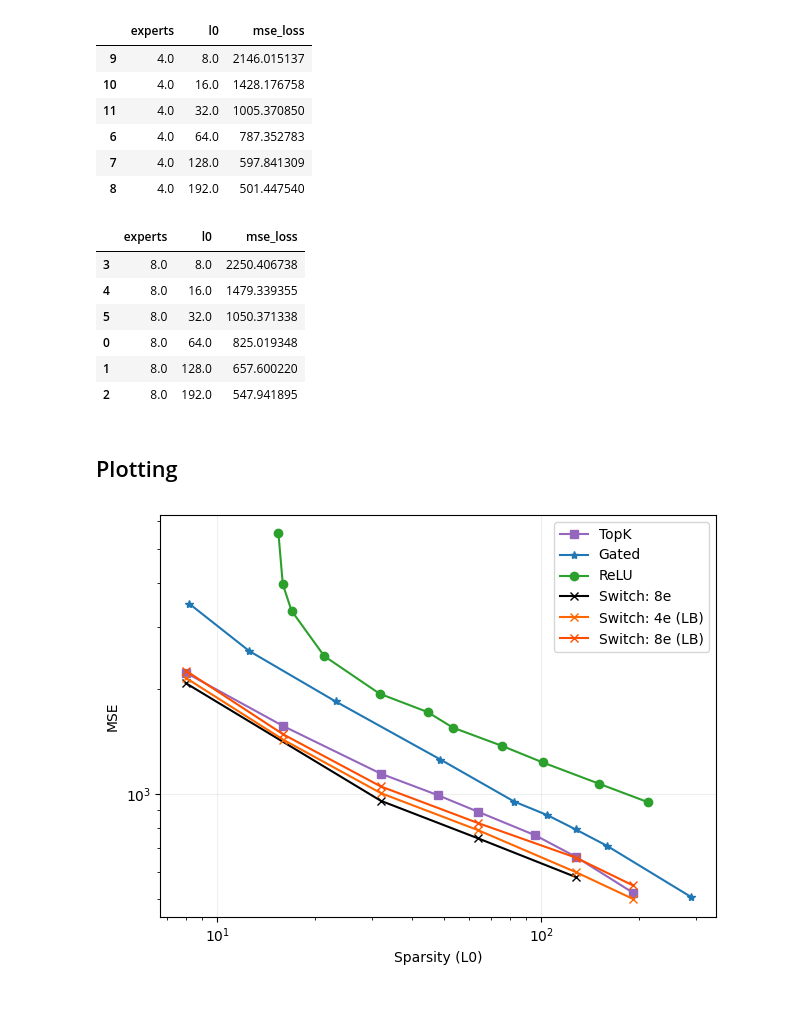
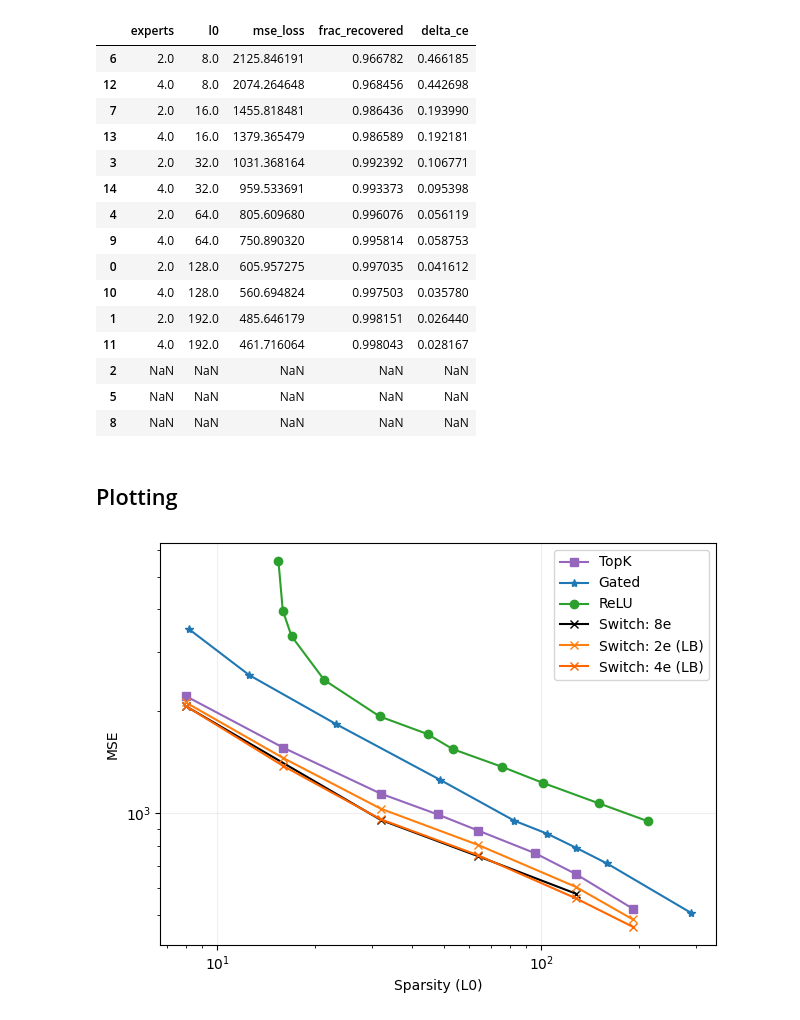
Before and after one commit to amudide/switch_sae, a Jupyter notebook: results/primary/primary-flop-match.ipynb, the cells around one changed output. Saved outputs shown, nothing was run; the diff lists cells and outputs as text; code cells hidden in the pictures.

```diff
--- a/results/primary/primary-flop-match.ipynb
+++ b/results/primary/primary-flop-match.ipynb
@@ -79 +78,20 @@ df_switch_flop = clean_interim(df_switch_flop, topk=True)
+# %%
+df_switch_flop
+# %% [output]
+|  | experts | l0 | mse_loss | frac_recovered | delta_ce |
+| 6 | 2.0 | 8.0 | 2125.846191 | 0.966782 | 0.466185 |
+| 12 | 4.0 | 8.0 | 2074.264648 | 0.968456 | 0.442698 |
+| 7 | 2.0 | 16.0 | 1455.818481 | 0.986436 | 0.193990 |
+| 13 | 4.0 | 16.0 | 1379.365479 | 0.986589 | 0.192181 |
+| 3 | 2.0 | 32.0 | 1031.368164 | 0.992392 | 0.106771 |
+| 14 | 4.0 | 32.0 | 959.533691 | 0.993373 | 0.095398 |
+| 4 | 2.0 | 64.0 | 805.609680 | 0.996076 | 0.056119 |
+| 9 | 4.0 | 64.0 | 750.890320 | 0.995814 | 0.058753 |
+| 0 | 2.0 | 128.0 | 605.957275 | 0.997035 | 0.041612 |
+| 10 | 4.0 | 128.0 | 560.694824 | 0.997503 | 0.035780 |
+| 1 | 2.0 | 192.0 | 485.646179 | 0.998151 | 0.026440 |
+| 11 | 4.0 | 192.0 | 461.716064 | 0.998043 | 0.028167 |
+| 2 | NaN | NaN | NaN | NaN | NaN |
+| 5 | NaN | NaN | NaN | NaN | NaN |
+| 8 | NaN | NaN | NaN | NaN | NaN |
 # %%
@@ -82,23 +101,3 @@ df_switch_flop8 = df_switch_flop[df_switch_flop['experts'] == 8]
-# %%
-df_switch_flop4
-# %% [output]
-|  | experts | l0 | mse_loss |
-| 9 | 4.0 | 8.0 | 2146.015137 |
-| 10 | 4.0 | 16.0 | 1428.176758 |
-| 11 | 4.0 | 32.0 | 1005.370850 |
-| 6 | 4.0 | 64.0 | 787.352783 |
-| 7 | 4.0 | 128.0 | 597.841309 |
-| 8 | 4.0 | 192.0 | 501.447540 |
-# %%
-df_switch_flop8
-# %% [output]
-|  | experts | l0 | mse_loss |
-| 3 | 8.0 | 8.0 | 2250.406738 |
-| 4 | 8.0 | 16.0 | 1479.339355 |
-| 5 | 8.0 | 32.0 | 1050.371338 |
-| 0 | 8.0 | 64.0 | 825.019348 |
-| 1 | 8.0 | 128.0 | 657.600220 |
-| 2 | 8.0 | 192.0 | 547.941895 |
 # %% [markdown]
 ## Plotting
 # %%
@@ -107,8 +106,9 @@ plt.plot(df_gated['l0'], df_gated['mse_loss'], label='Gated', marker='*', color=
 plt.plot(df_relu['l0'], df_relu['mse_loss'], label='ReLU', marker='o', color='#2ca02c')
 
 plt.plot(df_switch8['l0'], df_switch8['mse_loss'], label='Switch: 8e', marker='x', color='#000000')
+plt.plot(df_switch_flop2['l0'], df_switch_flop2['mse_loss'], label='Switch: 2e (LB)', marker='x', color='#ff7f0e')
 plt.plot(df_switch_flop4['l0'], df_switch_flop4['mse_loss'], label='Switch: 4e (LB)', marker='x', color='#ff6600')
-plt.plot(df_switch_flop8['l0'], df_switch_flop8['mse_loss'], label='Switch: 8e (LB)', marker='x', color='#ff4d00')
+#plt.plot(df_switch_flop8['l0'], df_switch_flop8['mse_loss'], label='Switch: 8e (LB)', marker='x', color='#ff4d00')
 
 plt.xscale('log')
 plt.yscale('log')
@@ -125,7 +125,7 @@ plt.tight_layout()
 plt.savefig("flopmatch_l0_mse.png")
 plt.show()
 # %% [output]
-[figure, old version]
+[figure, new version]
 # %%
 plt.plot(df_topk['l0'], df_topk['frac_recovered'], label='TopK', marker='s', color='#9467bd')
 plt.plot(df_gated['l0'], df_gated['frac_recovered'], label='Gated', marker='*', color='#1f77b4')
```
Also changed, not shown: parts of 6 cells of this notebook, 5 other files.
